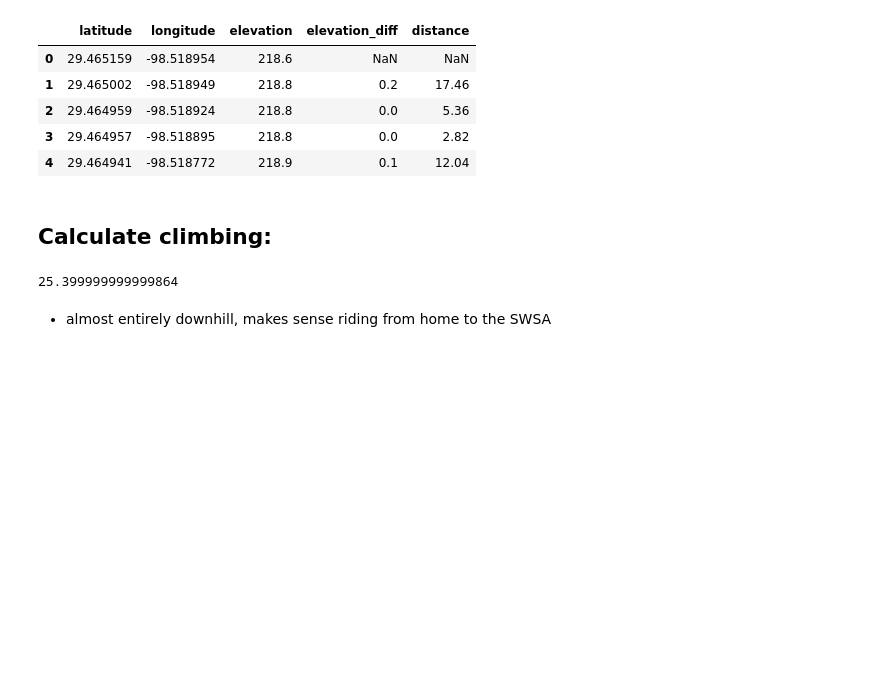
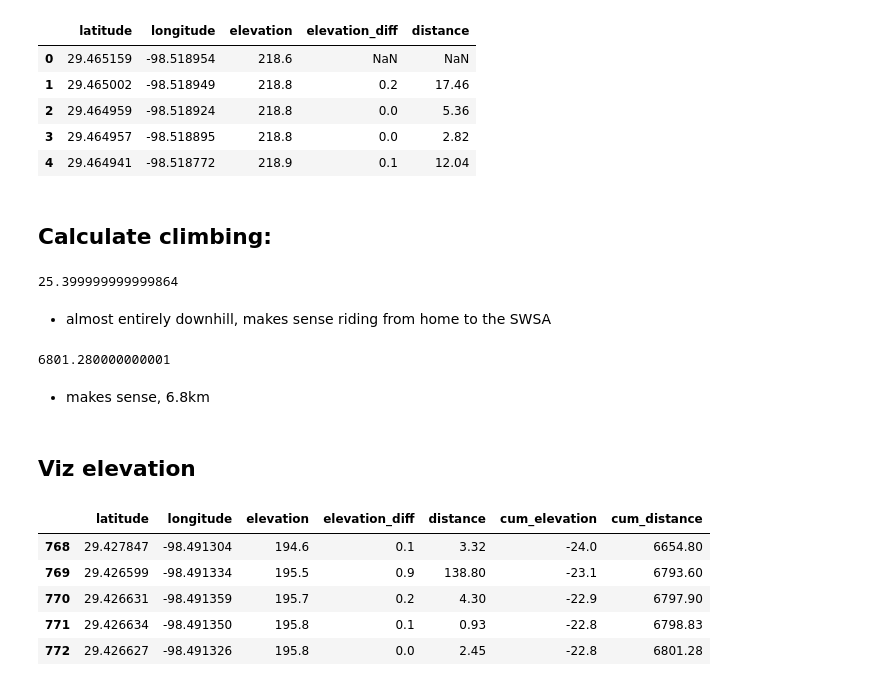
Before and after one commit to brianclements03/my_strava_project, a Jupyter notebook: New_GPX_Explo.ipynb, the cells around one changed output. Drawn from its saved outputs; the diff is of its cells as text; code cells hidden in the pictures; blank space fills up the shorter version.

```diff
--- a/New_GPX_Explo.ipynb
+++ b/New_GPX_Explo.ipynb
@@ -279,3 +279,23 @@ route_df[route_df['elevation_diff'] > 0]['elevation_diff'].sum()
 25.399999999999864
 # %% [markdown]
 - almost entirely downhill, makes sense riding from home to the SWSA
+# %%
+route_df['distance'].sum()
+# %% [output]
+6801.280000000001
+# %% [markdown]
+- makes sense, 6.8km
+# %% [markdown]
+## Viz elevation
+# %%
+route_df['cum_elevation'] = route_df['elevation_diff'].cumsum()
+route_df['cum_distance'] = route_df['distance'].cumsum()
+
+route_df.tail()
+# %% [output]
+|  | latitude | longitude | elevation | elevation_diff | distance | cum_elevation | cum_distance |
+| 768 | 29.427847 | -98.491304 | 194.6 | 0.1 | 3.32 | -24.0 | 6654.80 |
+| 769 | 29.426599 | -98.491334 | 195.5 | 0.9 | 138.80 | -23.1 | 6793.60 |
+| 770 | 29.426631 | -98.491359 | 195.7 | 0.2 | 4.30 | -22.9 | 6797.90 |
+| 771 | 29.426634 | -98.491350 | 195.8 | 0.1 | 0.93 | -22.8 | 6798.83 |
+| 772 | 29.426627 | -98.491326 | 195.8 | 0.0 | 2.45 | -22.8 | 6801.28 |
```
Also changed, not shown: parts of 4 cells of this notebook.
